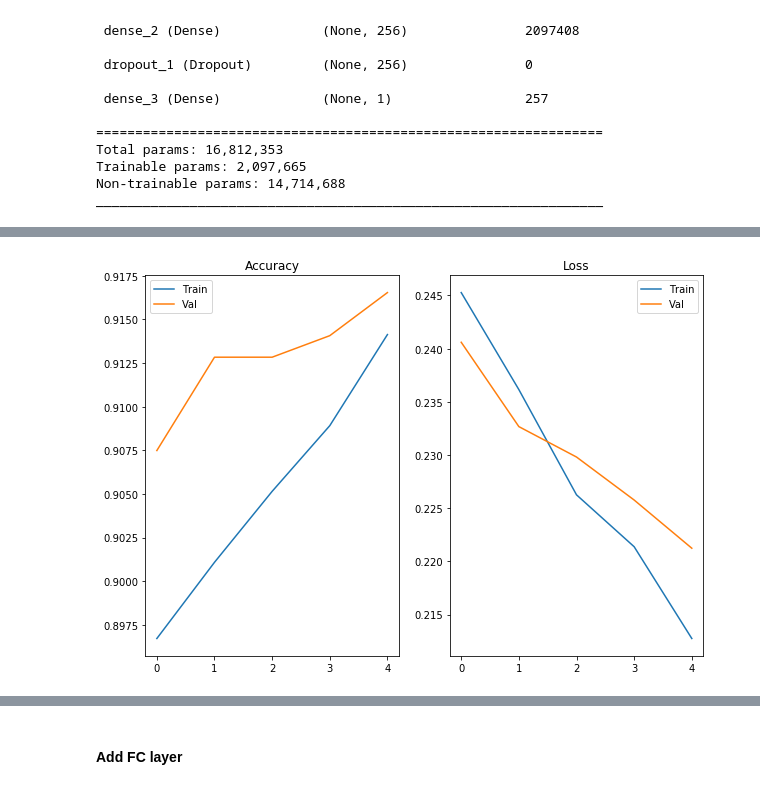
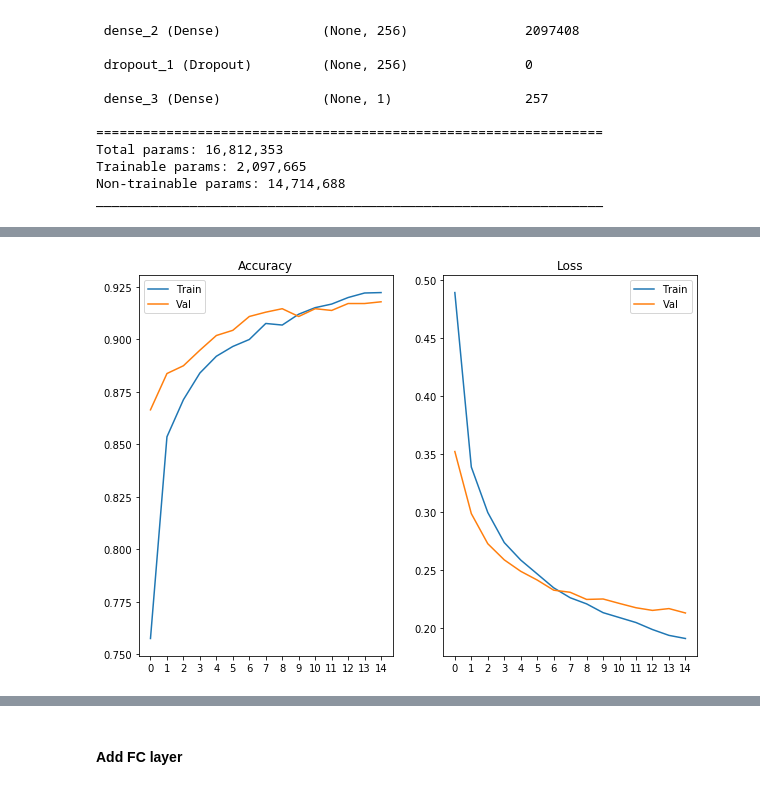
Before and after one commit to fhrzn/ml-tech-lab, a Jupyter notebook: task5/Fahrizain_Affandy_J41322c_MLT_2022_Task_5.ipynb, the cells around one changed output, grey strips where cells are left out. Drawn from its saved outputs; the diff is of its cells as text; code cells hidden in the pictures.

```diff
--- a/task5/Fahrizain_Affandy_J41322c_MLT_2022_Task_5.ipynb
+++ b/task5/Fahrizain_Affandy_J41322c_MLT_2022_Task_5.ipynb
@@ -283,6 +290,12 @@ _________________________________________________________________
 model.compile(loss='binary_crossentropy',
               optimizer=Adam(learning_rate=1e-5),
               metrics=['accuracy'])
+# %%
+# add some callbacks
+callbacks = [
+    EarlyStopping(monitor='val_loss', mode='min', patience=5, verbose=1),
+    ModelCheckpoint('vgg16.h5', verbose=1, save_best_only=True)
+]
 # %%
 # We also use the generator to train the model (similar to the fit method)
 # Without using a GPU, learning 1 epoch of such a network will take about an hour. Plan your time =)
@@ -291,7 +304,8 @@ model.compile(loss='binary_crossentropy',
 history = model.fit(
     train_generator,
     steps_per_epoch=nb_train_samples // batch_size,
-    epochs=5,
+    epochs=15,
     validation_data=val_generator,
-    validation_steps=nb_validation_samples // batch_size)
+    validation_steps=nb_validation_samples // batch_size,
+    callbacks=callbacks)
 # %% [output]
@@ -308,26 +329,26 @@ Epoch 5/5
 # %%
 train_acc = history.history['accuracy']
 val_acc = history.history['val_accuracy']
 
 train_loss = history.history['loss']
 val_loss = history.history['val_loss']
 
-epochs = range(5)
+epochs = list(map(str, range(0, 15)))
 
 plt.figure(figsize=(10,7))
 plt.subplot(1,2,1)
 plt.plot(epochs, train_acc, label='Train')
 plt.plot(epochs, val_acc, label='Val')
 plt.legend()
 plt.title('Accuracy')
 
 plt.subplot(1,2,2)
 plt.plot(epochs, train_loss, label='Train')
 plt.plot(epochs, val_loss, label='Val')
 plt.legend()
 plt.title('Loss')
 
 plt.show()
 # %% [output]
-[figure, old version]
+[figure, new version]
 # %%
```
Also changed, not shown: parts of 30 cells of this notebook, 3 other files.
